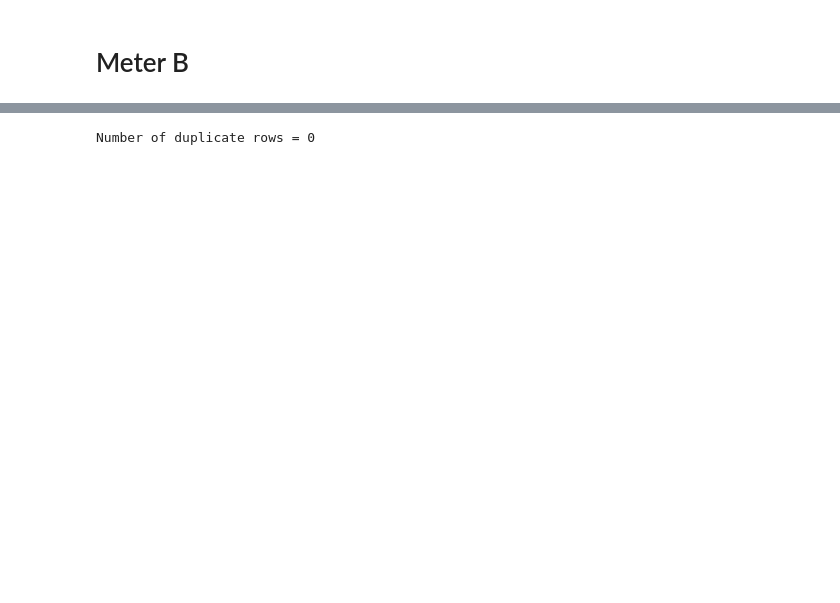
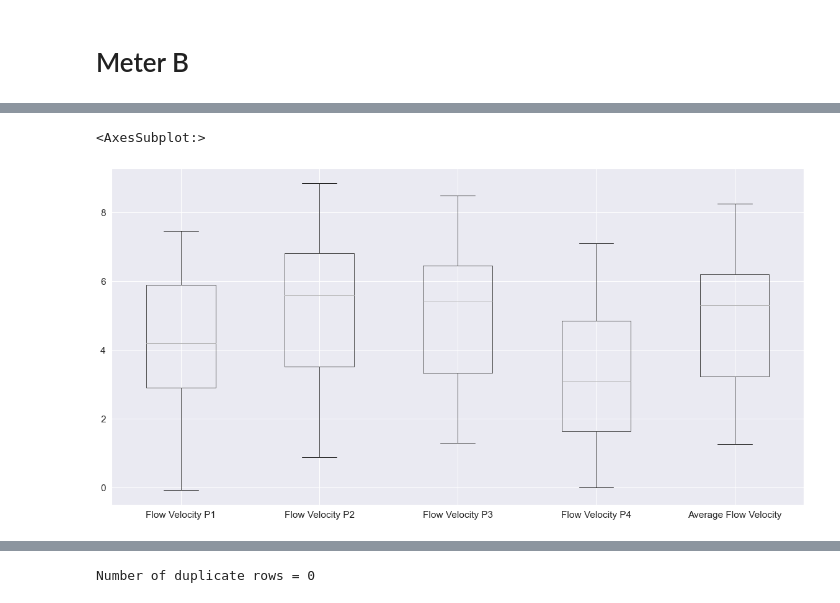
Before and after one commit to goldslime123/csc3005-DA, a Jupyter notebook: MeterB.ipynb, the cells around one changed output, grey strips where cells are left out. Saved outputs shown, nothing was run; the diff lists cells and outputs as text; code cells hidden in the pictures; blank space fills up the shorter version.

```diff
--- a/MeterB.ipynb
+++ b/MeterB.ipynb
@@ -112,0 +146,9 @@ df_meterB.boxplot(figsize=(60,3))
+# %%
+col_name_list2= [
+    'Flow Velocity P1', 'Flow Velocity P2', 'Flow Velocity P3',
+    'Flow Velocity P4','Average Flow Velocity'
+]
+df_meterB[col_name_list2].boxplot(figsize=(20,10))
+# %% [output]
+<AxesSubplot:>
+[figure, added]
```
Also changed, not shown: parts of 66 cells of this notebook.
